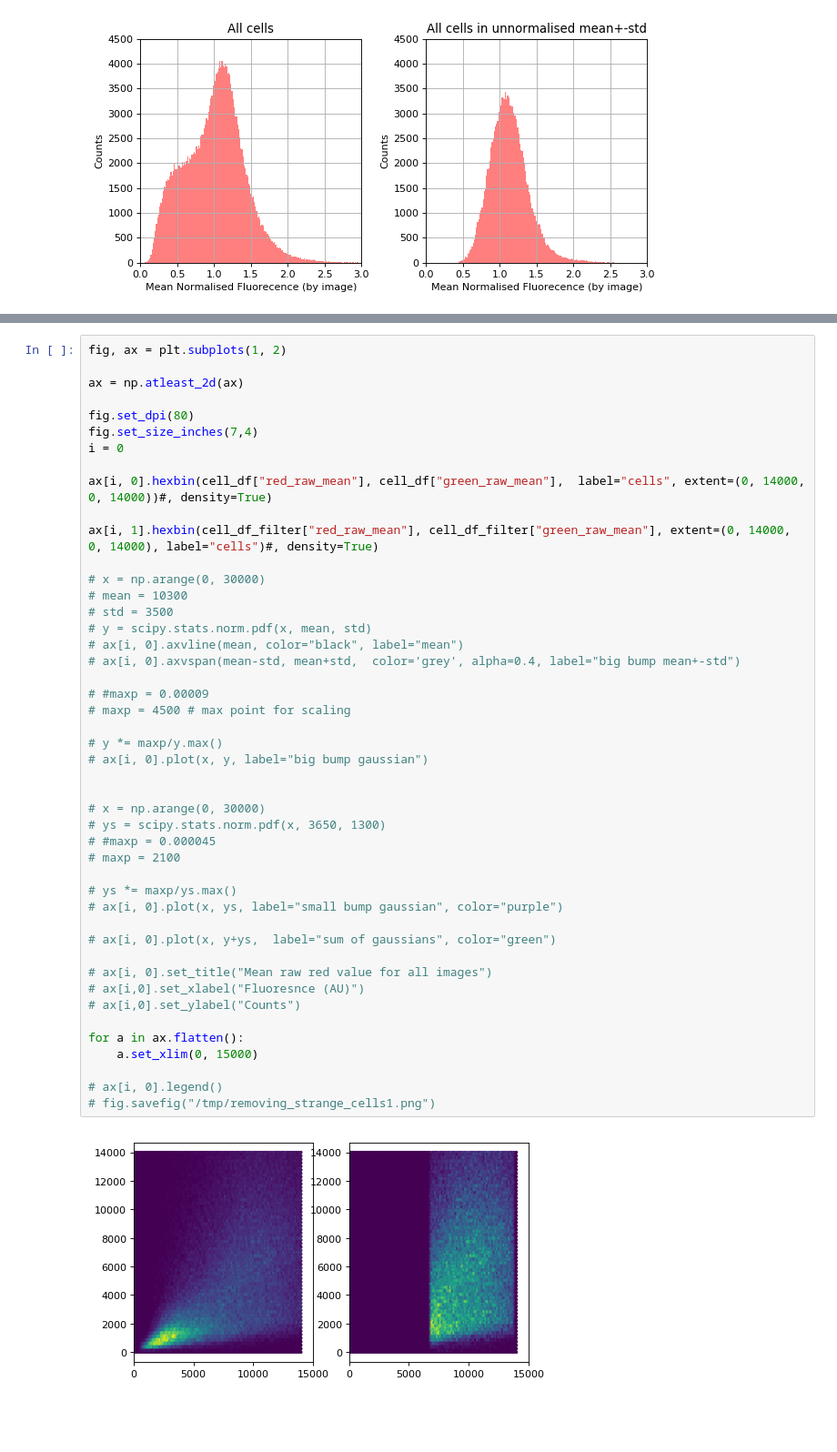
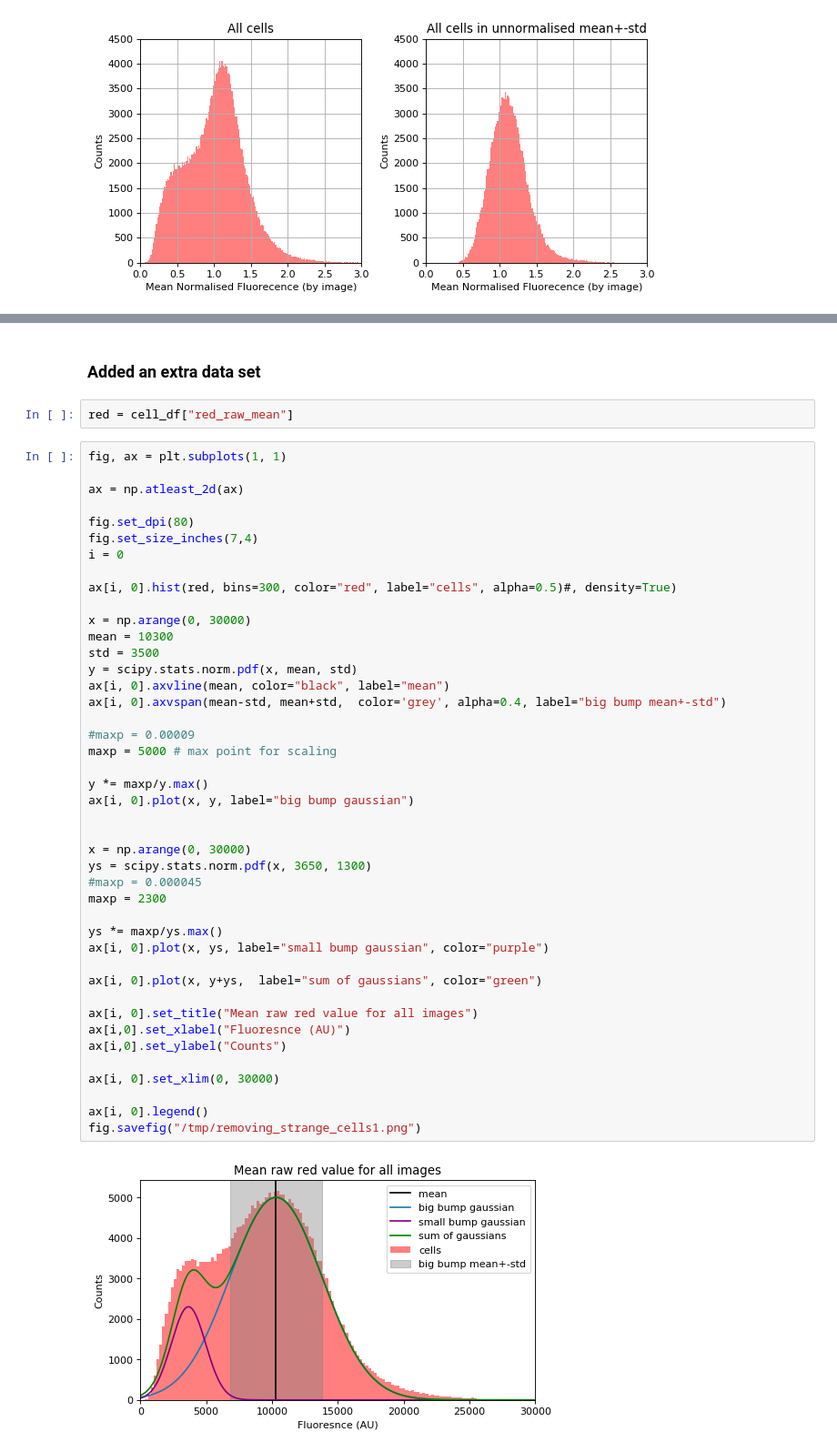
Before and after one commit to npmurphy/biofilm_pulse, a Jupyter notebook: notebooks/sigb_histograms/Choose_a_good_subset_new_strains.ipynb, the cells around one changed output, grey strips where cells are left out. Shown at 91% size. Saved outputs shown, nothing was run; the diff lists cells and outputs as text; blank space fills up the shorter version.

```diff
--- a/notebooks/sigb_histograms/Choose_a_good_subset_new_strains.ipynb
+++ b/notebooks/sigb_histograms/Choose_a_good_subset_new_strains.ipynb
@@ -368,48 +366,49 @@ fig.savefig("/tmp/removing_strange_cells2.png")
+# %% [markdown]
+### Added an extra data set
+# %%
+red = cell_df["red_raw_mean"]
 # %%
-fig, ax = plt.subplots(1, 2)
+fig, ax = plt.subplots(1, 1)
 
 ax = np.atleast_2d(ax)
 
 fig.set_dpi(80)
 fig.set_size_inches(7,4)
 i = 0
 
-ax[i, 0].hexbin(cell_df["red_raw_mean"], cell_df["green_raw_mean"],  label="cells", extent=(0, 14000, 0, 14000))#, density=True)
+ax[i, 0].hist(red, bins=300, color="red", label="cells", alpha=0.5)#, density=True)
 
-ax[i, 1].hexbin(cell_df_filter["red_raw_mean"], cell_df_filter["green_raw_mean"], extent=(0, 14000, 0, 14000), label="cells")#, density=True)
+x = np.arange(0, 30000)
+mean = 10300
+std = 3500
+y = scipy.stats.norm.pdf(x, mean, std)
+ax[i, 0].axvline(mean, color="black", label="mean")
+ax[i, 0].axvspan(mean-std, mean+std,  color='grey', alpha=0.4, label="big bump mean+-std")
 
-# x = np.arange(0, 30000)
-# mean = 10300
-# std = 3500
-# y = scipy.stats.norm.pdf(x, mean, std)
-# ax[i, 0].axvline(mean, color="black", label="mean")
-# ax[i, 0].axvspan(mean-std, mean+std,  color='grey', alpha=0.4, label="big bump mean+-std")
+#maxp = 0.00009
+maxp = 5000 # max point for scaling
 
-# #maxp = 0.00009
-# maxp = 4500 # max point for scaling
-
-# y *= maxp/y.max()
-# ax[i, 0].plot(x, y, label="big bump gaussian")
+y *= maxp/y.max()
+ax[i, 0].plot(x, y, label="big bump gaussian")
 
 
-# x = np.arange(0, 30000)
-# ys = scipy.stats.norm.pdf(x, 3650, 1300)
-# #maxp = 0.000045
-# maxp = 2100
+x = np.arange(0, 30000)
+ys = scipy.stats.norm.pdf(x, 3650, 1300)
+#maxp = 0.000045
+maxp = 2300
 
-# ys *= maxp/ys.max()
-# ax[i, 0].plot(x, ys, label="small bump gaussian", color="purple")
+ys *= maxp/ys.max()
+ax[i, 0].plot(x, ys, label="small bump gaussian", color="purple")
 
-# ax[i, 0].plot(x, y+ys,  label="sum of gaussians", color="green")
+ax[i, 0].plot(x, y+ys,  label="sum of gaussians", color="green")
 
-# ax[i, 0].set_title("Mean raw red value for all images")
-# ax[i,0].set_xlabel("Fluoresnce (AU)")
-# ax[i,0].set_ylabel("Counts")
+ax[i, 0].set_title("Mean raw red value for all images")
+ax[i,0].set_xlabel("Fluoresnce (AU)")
+ax[i,0].set_ylabel("Counts")
 
-for a in ax.flatten():
-    a.set_xlim(0, 15000)
+ax[i, 0].set_xlim(0, 30000)
 
-# ax[i, 0].legend()
-# fig.savefig("/tmp/removing_strange_cells1.png")
+ax[i, 0].legend()
+fig.savefig("/tmp/removing_strange_cells1.png")
 # %% [output]
-[figure, old version]
+[figure, new version]
```
Also changed, not shown: parts of 10 cells of this notebook, 6 other files.
